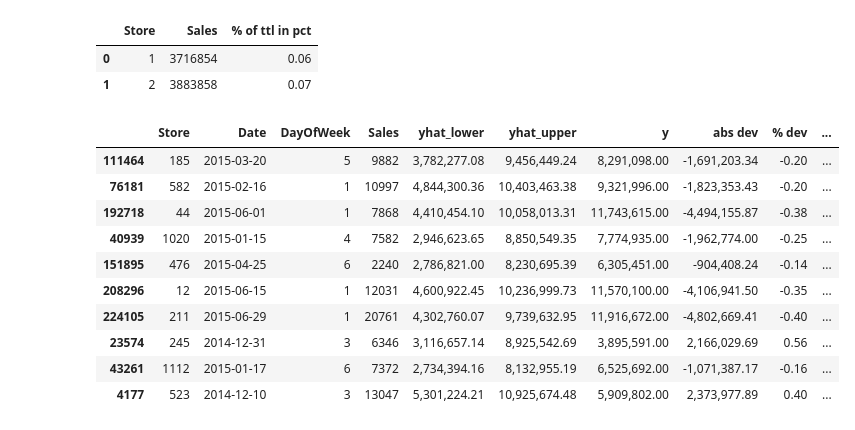
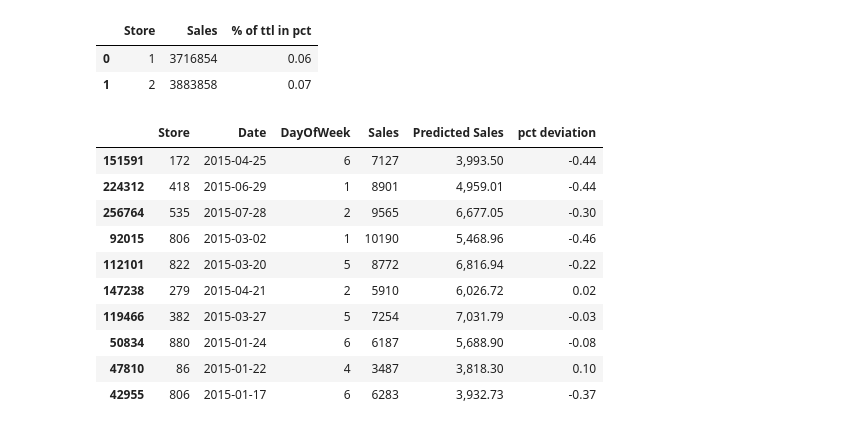
Before and after one commit to jade-lam/Springboard-DSC-Capstone-3, a Jupyter notebook: Capstone 3 - Rossmann Store Sales Prediction (Time Series).ipynb, the cells around one changed output. Drawn from its saved outputs; the diff is of its cells as text; code cells hidden in the pictures.

```diff
--- a/Capstone 3 - Rossmann Store Sales Prediction (Time Series).ipynb
+++ b/Capstone 3 - Rossmann Store Sales Prediction (Time Series).ipynb
@@ -338,23 +338,23 @@ salbystore.head(2)
 # %%
 c_filter = comp[['ds', 'yhat']]
 s_filter = salbystore[['Store', '% of ttl in pct']]
 d_filter = dfall.loc[(dfall['Date']> '2014-12-05') & (dfall['Date']< '2015-07-31')]
 df1 = d_filter[['Store', 'Date', 'DayOfWeek', 'Sales']].sort_values(['Date', 'Store'])
-df1 = df1.merge(comp, how='left', left_on='Date', right_on='ds').drop(['ds'], axis=1)
+df1 = df1.merge(c_filter, how='left', left_on='Date', right_on='ds').drop(['ds'], axis=1)
 df1 = df1.merge(s_filter, how='left', left_on='Store', right_on='Store')
 df1['Predicted Sales'] = df1['yhat']*(df1['% of ttl in pct']/100)
 df1['pct deviation'] = (df1['Predicted Sales']-df1['Sales'])/df1['Sales']
 df1 = df1.drop(['yhat', '% of ttl in pct'], axis=1)
 df1.sample(10)
 # %% [output]
-|  | Store | Date | DayOfWeek | Sales | yhat_lower | yhat_upper | y | abs dev | % dev | ... |
-| 111464 | 185 | 2015-03-20 | 5 | 9882 | 3,782,277.08 | 9,456,449.24 | 8,291,098.00 | -1,691,203.34 | -0.20 | ... |
-| 76181 | 582 | 2015-02-16 | 1 | 10997 | 4,844,300.36 | 10,403,463.38 | 9,321,996.00 | -1,823,353.43 | -0.20 | ... |
-| 192718 | 44 | 2015-06-01 | 1 | 7868 | 4,410,454.10 | 10,058,013.31 | 11,743,615.00 | -4,494,155.87 | -0.38 | ... |
-| 40939 | 1020 | 2015-01-15 | 4 | 7582 | 2,946,623.65 | 8,850,549.35 | 7,774,935.00 | -1,962,774.00 | -0.25 | ... |
-| 151895 | 476 | 2015-04-25 | 6 | 2240 | 2,786,821.00 | 8,230,695.39 | 6,305,451.00 | -904,408.24 | -0.14 | ... |
-| 208296 | 12 | 2015-06-15 | 1 | 12031 | 4,600,922.45 | 10,236,999.73 | 11,570,100.00 | -4,106,941.50 | -0.35 | ... |
-| 224105 | 211 | 2015-06-29 | 1 | 20761 | 4,302,760.07 | 9,739,632.95 | 11,916,672.00 | -4,802,669.41 | -0.40 | ... |
-| 23574 | 245 | 2014-12-31 | 3 | 6346 | 3,116,657.14 | 8,925,542.69 | 3,895,591.00 | 2,166,029.69 | 0.56 | ... |
-| 43261 | 1112 | 2015-01-17 | 6 | 7372 | 2,734,394.16 | 8,132,955.19 | 6,525,692.00 | -1,071,387.17 | -0.16 | ... |
-| 4177 | 523 | 2014-12-10 | 3 | 13047 | 5,301,224.21 | 10,925,674.48 | 5,909,802.00 | 2,373,977.89 | 0.40 | ... |
+|  | Store | Date | DayOfWeek | Sales | Predicted Sales | pct deviation |
+| 151591 | 172 | 2015-04-25 | 6 | 7127 | 3,993.50 | -0.44 |
+| 224312 | 418 | 2015-06-29 | 1 | 8901 | 4,959.01 | -0.44 |
+| 256764 | 535 | 2015-07-28 | 2 | 9565 | 6,677.05 | -0.30 |
+| 92015 | 806 | 2015-03-02 | 1 | 10190 | 5,468.96 | -0.46 |
+| 112101 | 822 | 2015-03-20 | 5 | 8772 | 6,816.94 | -0.22 |
+| 147238 | 279 | 2015-04-21 | 2 | 5910 | 6,026.72 | 0.02 |
+| 119466 | 382 | 2015-03-27 | 5 | 7254 | 7,031.79 | -0.03 |
+| 50834 | 880 | 2015-01-24 | 6 | 6187 | 5,688.90 | -0.08 |
+| 47810 | 86 | 2015-01-22 | 4 | 3487 | 3,818.30 | 0.10 |
+| 42955 | 806 | 2015-01-17 | 6 | 6283 | 3,932.73 | -0.37 |
```
